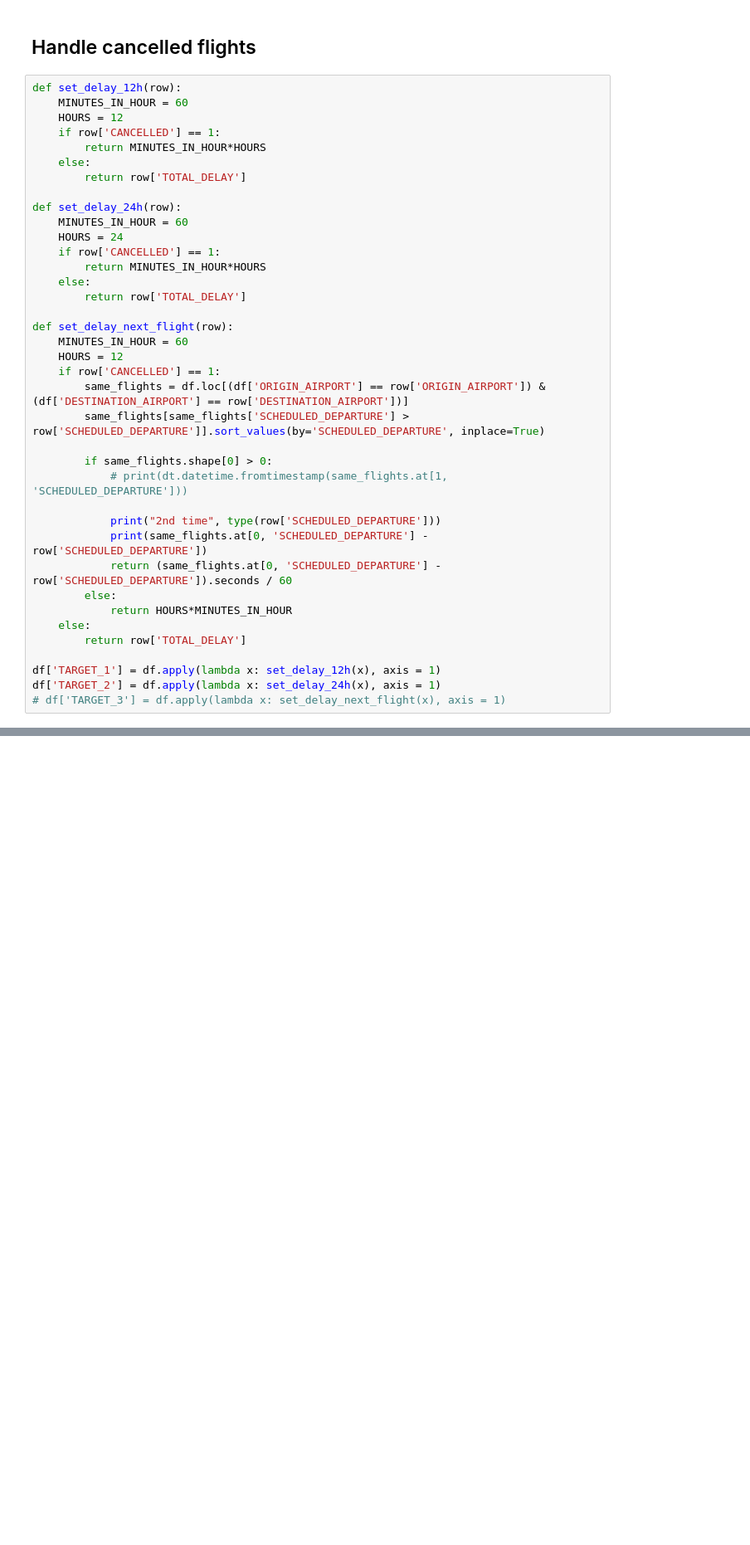
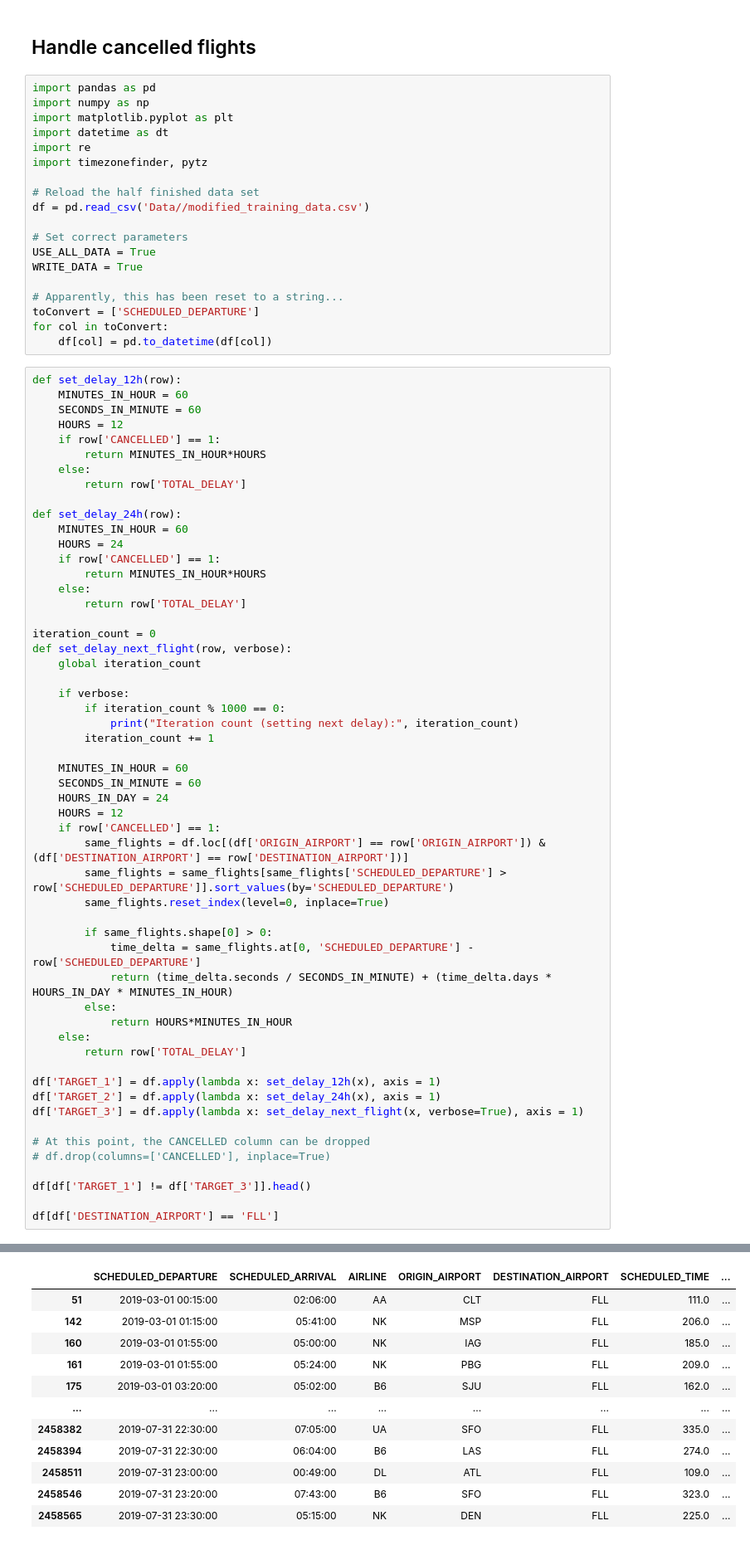
Before and after one commit to IliasWillems/Statistical-Consulting-Task1, a Jupyter notebook: Data_modification.ipynb, the cells around one changed output, grey strips where cells are left out. Shown at 83% size. Drawn from its saved outputs; the diff is of its cells as text; blank space fills up the shorter version.

```diff
--- a/Data_modification.ipynb
+++ b/Data_modification.ipynb
@@ -97,8 +214,28 @@ df.head()
 # %% [markdown]
 ## Handle cancelled flights
+# %%
+import pandas as pd
+import numpy as np
+import matplotlib.pyplot as plt
+import datetime as dt
+import re
+import timezonefinder, pytz
+
+# Reload the half finished data set
+df = pd.read_csv('Data//modified_training_data.csv')
+
+# Set correct parameters
+USE_ALL_DATA = True
+WRITE_DATA = True
+
+# Apparently, this has been reset to a string...
+toConvert = ['SCHEDULED_DEPARTURE']
+for col in toConvert:
+    df[col] = pd.to_datetime(df[col])
 # %%
 def set_delay_12h(row):
     MINUTES_IN_HOUR = 60
+    SECONDS_IN_MINUTE = 60
     HOURS = 12
     if row['CANCELLED'] == 1:
         return MINUTES_IN_HOUR*HOURS
@@ -113,19 +250,27 @@ def set_delay_24h(row):
     else:
         return row['TOTAL_DELAY']
 
-def set_delay_next_flight(row):
+iteration_count = 0
+def set_delay_next_flight(row, verbose):
+    global iteration_count
+
+    if verbose:
+        if iteration_count % 1000 == 0:
+            print("Iteration count (setting next delay):", iteration_count)
+        iteration_count += 1
+
     MINUTES_IN_HOUR = 60
+    SECONDS_IN_MINUTE = 60
+    HOURS_IN_DAY = 24
     HOURS = 12
     if row['CANCELLED'] == 1:
         same_flights = df.loc[(df['ORIGIN_AIRPORT'] == row['ORIGIN_AIRPORT']) & (df['DESTINATION_AIRPORT'] == row['DESTINATION_AIRPORT'])]
-        same_flights[same_flights['SCHEDULED_DEPARTURE'] > row['SCHEDULED_DEPARTURE']].sort_values(by='SCHEDULED_DEPARTURE', inplace=True)
+        same_flights = same_flights[same_flights['SCHEDULED_DEPARTURE'] > row['SCHEDULED_DEPARTURE']].sort_values(by='SCHEDULED_DEPARTURE')
+        same_flights.reset_index(level=0, inplace=True)
 
         if same_flights.shape[0] > 0:
-            # print(dt.datetime.fromtimestamp(same_flights.at[1, 'SCHEDULED_DEPARTURE']))
-
-            print("2nd time", type(row['SCHEDULED_DEPARTURE']))
-            print(same_flights.at[0, 'SCHEDULED_DEPARTURE'] - row['SCHEDULED_DEPARTURE'])
-            return (same_flights.at[0, 'SCHEDULED_DEPARTURE'] - row['SCHEDULED_DEPARTURE']).seconds / 60
+            time_delta = same_flights.at[0, 'SCHEDULED_DEPARTURE'] - row['SCHEDULED_DEPARTURE']
+            return (time_delta.seconds / SECONDS_IN_MINUTE) + (time_delta.days * HOURS_IN_DAY * MINUTES_IN_HOUR)
         else:
             return HOURS*MINUTES_IN_HOUR
     else:
@@ -133,4 +278,12 @@ def set_delay_next_flight(row):
 
 df['TARGET_1'] = df.apply(lambda x: set_delay_12h(x), axis = 1)
 df['TARGET_2'] = df.apply(lambda x: set_delay_24h(x), axis = 1)
-# df['TARGET_3'] = df.apply(lambda x: set_delay_next_flight(x), axis = 1)
+df['TARGET_3'] = df.apply(lambda x: set_delay_next_flight(x, verbose=True), axis = 1)
+
+# At this point, the CANCELLED column can be dropped
+# df.drop(columns=['CANCELLED'], inplace=True)
+
+df[df['TARGET_1'] != df['TARGET_3']].head()
+
+df[df['DESTINATION_AIRPORT'] == 'FLL']
+# %% [output]
@@ -136,0 +307,12 @@ df['TARGET_2'] = df.apply(lambda x: set_delay_24h(x), axis = 1)
+|  | SCHEDULED_DEPARTURE | SCHEDULED_ARRIVAL | AIRLINE | ORIGIN_AIRPORT | DESTINATION_AIRPORT | SCHEDULED_TIME | ... |
+| 51 | 2019-03-01 00:15:00 | 02:06:00 | AA | CLT | FLL | 111.0 | ... |
+| 142 | 2019-03-01 01:15:00 | 05:41:00 | NK | MSP | FLL | 206.0 | ... |
+| 160 | 2019-03-01 01:55:00 | 05:00:00 | NK | IAG | FLL | 185.0 | ... |
+| 161 | 2019-03-01 01:55:00 | 05:24:00 | NK | PBG | FLL | 209.0 | ... |
+| 175 | 2019-03-01 03:20:00 | 05:02:00 | B6 | SJU | FLL | 162.0 | ... |
+| ... | ... | ... | ... | ... | ... | ... | ... |
+| 2458382 | 2019-07-31 22:30:00 | 07:05:00 | UA | SFO | FLL | 335.0 | ... |
+| 2458394 | 2019-07-31 22:30:00 | 06:04:00 | B6 | LAS | FLL | 274.0 | ... |
+| 2458511 | 2019-07-31 23:00:00 | 00:49:00 | DL | ATL | FLL | 109.0 | ... |
+| 2458546 | 2019-07-31 23:20:00 | 07:43:00 | B6 | SFO | FLL | 323.0 | ... |
+| 2458565 | 2019-07-31 23:30:00 | 05:15:00 | NK | DEN | FLL | 225.0 | ... |
```
Also changed, not shown: parts of 12 cells of this notebook, 2 other files.
